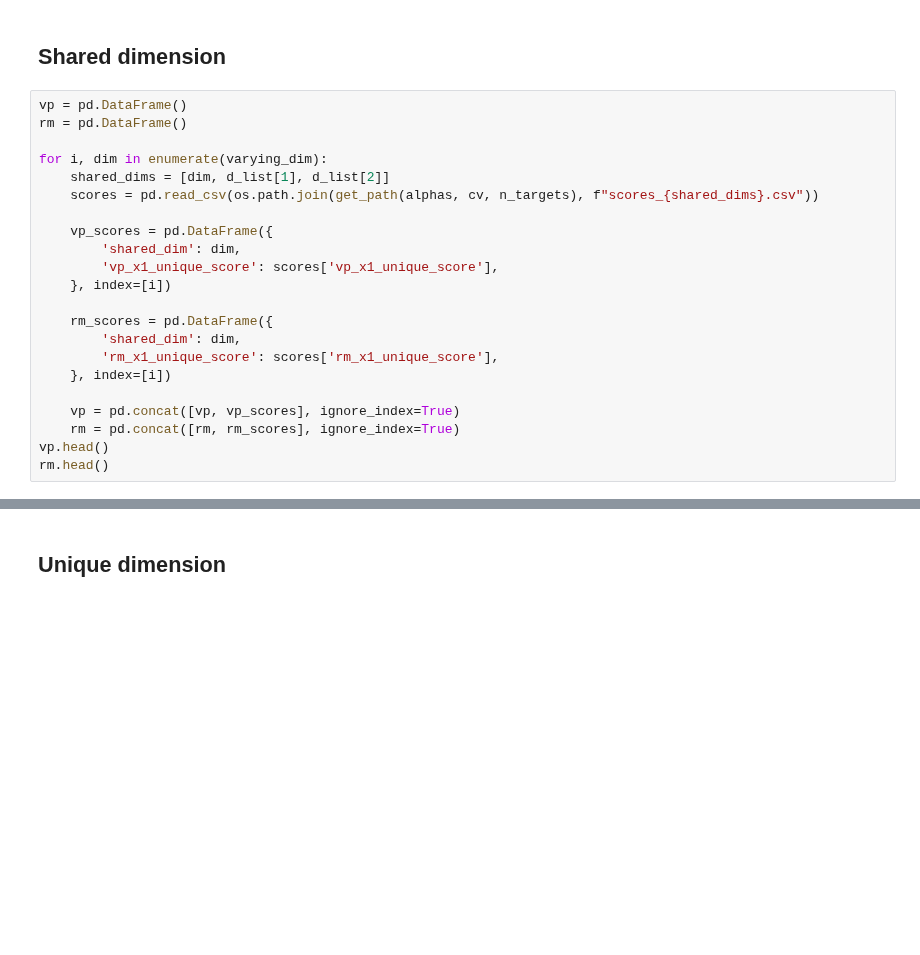
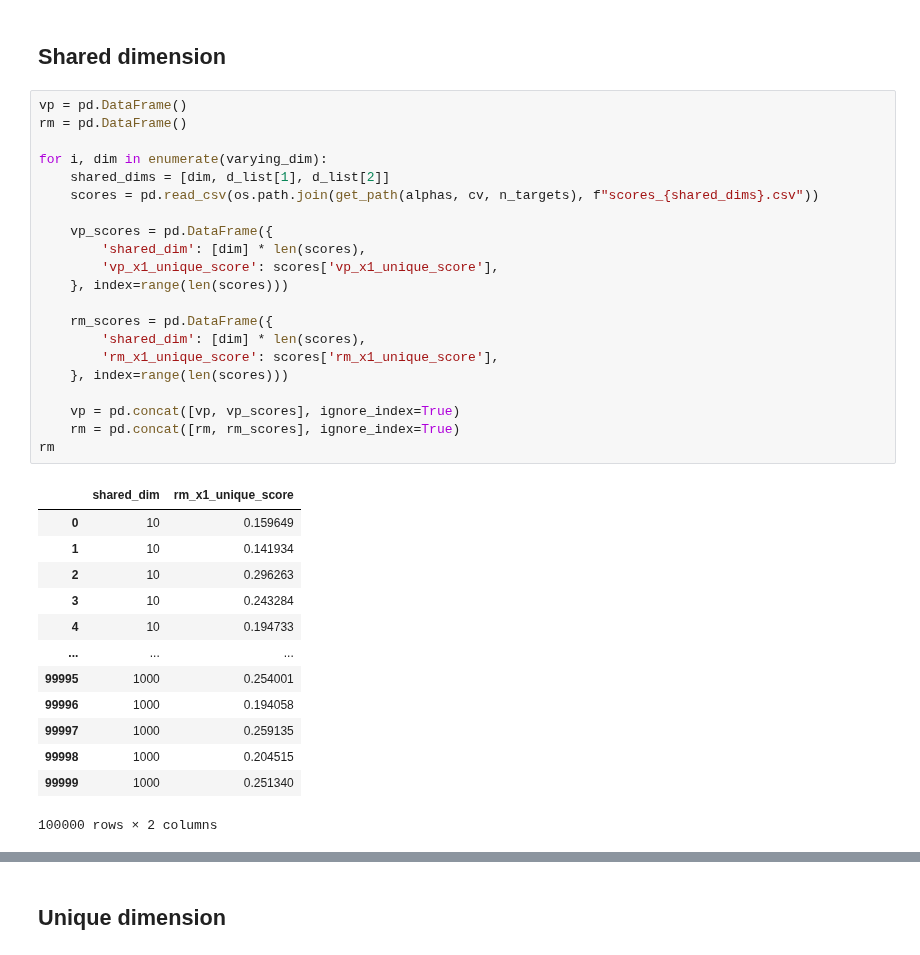
Before and after one commit to leo-schultheiss/compare_variance_residual, a Jupyter notebook: compare_variance_residual/plot_dimensions.ipynb, the cells around one changed output, grey strips where cells are left out. Cells and saved outputs as stored; diff of their text form; blank space fills up the shorter version.

```diff
--- a/compare_variance_residual/plot_dimensions.ipynb
+++ b/compare_variance_residual/plot_dimensions.ipynb
@@ -92,23 +137,36 @@ save_scores(d_list_list, d_list, n_targets, n_samples, noise_target, cv, alphas)
 # %%
 vp = pd.DataFrame()
 rm = pd.DataFrame()
 
 for i, dim in enumerate(varying_dim):
     shared_dims = [dim, d_list[1], d_list[2]]
     scores = pd.read_csv(os.path.join(get_path(alphas, cv, n_targets), f"scores_{shared_dims}.csv"))
 
     vp_scores = pd.DataFrame({
-        'shared_dim': dim,
+        'shared_dim': [dim] * len(scores),
         'vp_x1_unique_score': scores['vp_x1_unique_score'],
-    }, index=[i])
+    }, index=range(len(scores)))
 
     rm_scores = pd.DataFrame({
-        'shared_dim': dim,
+        'shared_dim': [dim] * len(scores),
         'rm_x1_unique_score': scores['rm_x1_unique_score'],
-    }, index=[i])
+    }, index=range(len(scores)))
 
     vp = pd.concat([vp, vp_scores], ignore_index=True)
     rm = pd.concat([rm, rm_scores], ignore_index=True)
-vp.head()
-rm.head()
+rm
+# %% [output]
+|  | shared_dim | rm_x1_unique_score |
+| 0 | 10 | 0.159649 |
+| 1 | 10 | 0.141934 |
+| 2 | 10 | 0.296263 |
+| 3 | 10 | 0.243284 |
+| 4 | 10 | 0.194733 |
+| ... | ... | ... |
+| 99995 | 1000 | 0.254001 |
+| 99996 | 1000 | 0.194058 |
+| 99997 | 1000 | 0.259135 |
+| 99998 | 1000 | 0.204515 |
+| 99999 | 1000 | 0.251340 |
+100000 rows × 2 columns
 # %%
```
Also changed, not shown: parts of 9 cells of this notebook.
